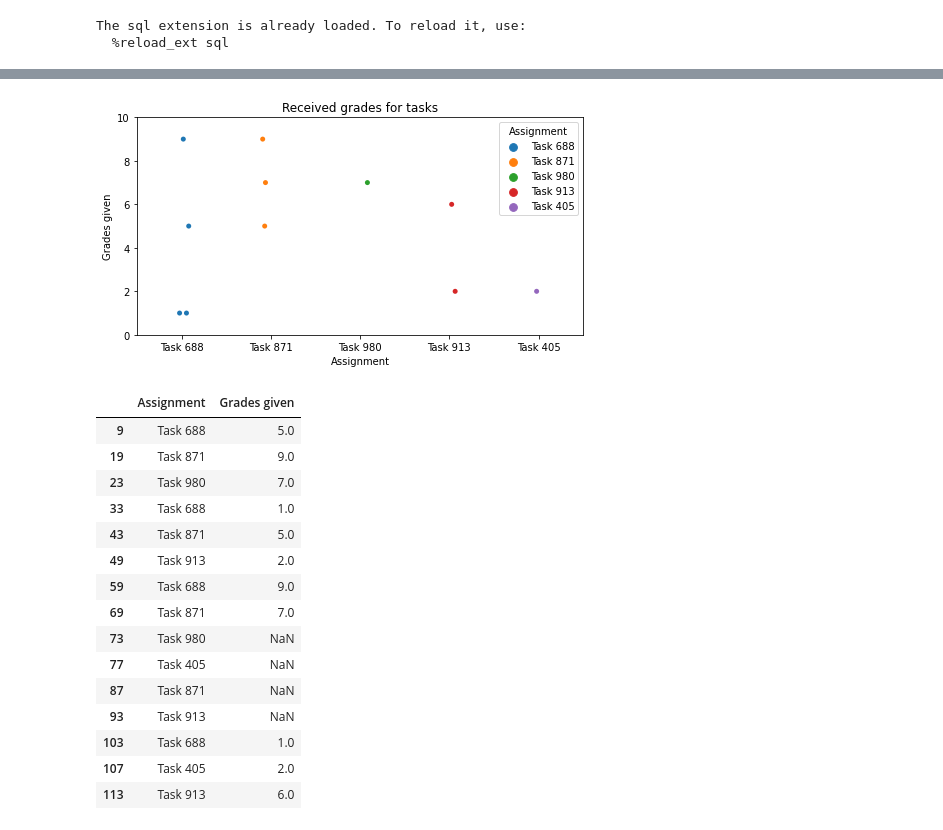
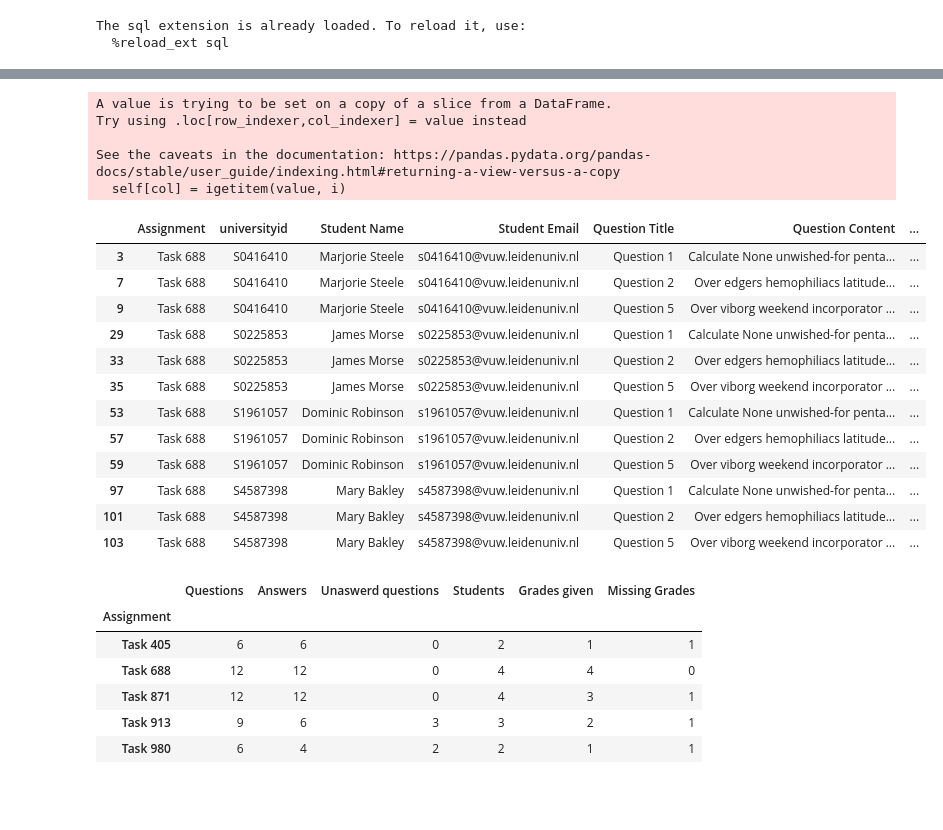
Before and after one commit to Boolytical/EfDS_assignment_DBSQL5, a Jupyter notebook: teacher_summary.ipynb, the cells around one changed output, grey strips where cells are left out. Cells and saved outputs as stored; diff of their text form; code cells hidden in the pictures; blank space fills up the shorter version.

```diff
--- a/teacher_summary.ipynb
+++ b/teacher_summary.ipynb
@@ -23,7 +23,7 @@ Task_summ = text(''' SELECT
     qu.title AS 'Question Title',
     qu.content AS 'Question Content',
     an.content AS 'Answer Content',
-    sc.value AS 'Score total assignment'
+    sc.value AS 'Score on question'
   FROM Student stu
   LEFT JOIN Assignment asg ON asg.universityid = stu.universityid
   LEfT JOIN Task tk ON tk.taskid = asg.taskid
@@ -34,6 +34,6 @@ Task_summ = text(''' SELECT
   LEFT JOIN EvaluationRequest er ON er.submissionid = sb.submissionid
   LEFT JOIN Evaluation ev ON ev.requestid = er.requestid
   LEFT JOIN EvaluationFinished ef ON ef.evaluationid = ev.evaluationid
-  LEFT JOIN Scores sc ON sc.evaluationid = ev.evaluationid;
+  LEFT JOIN Scores sc ON sc.scoreid = an.answerid;
   ''')
 # %%
@@ -41,7 +41,8 @@ df_Task_summ = pd.read_sql(Task_summ, engine)
 # %%
-def teacher_summary(Task):
-    teacher_summary = (df_Task_summ[df_Task_summ['Assignment']== Task])
-    df_teacher_sum = teacher_summary.drop_duplicates(subset=['Assignment','universityid','Question Title'], keep='last')
-    TaskUse = df_teacher_sum.Assignment.count()
+# function for information about the individual tasks
+def task_summary(Task):
+    teacher_summary = (df_Task_summ[df_Task_summ['Assignment']== Task])                                                  # filter for specific task
+    df_teacher_sum = teacher_summary.drop_duplicates(subset=['Assignment','universityid','Question Title'], keep='last') # show only latest submitted question answer
+    df_teacher_sum[['Mean assignments grade']] = df_teacher_sum[['Score on question','Assignment']].mean()
     return(df_teacher_sum)
 # %%
@@ -108,20 +92,33 @@ teachersummary()
-# %%
-gradesummary()
-# %% [output]
-[figure, removed]
-|  | Assignment | Grades given |
-| 9 | Task 688 | 5.0 |
-| 19 | Task 871 | 9.0 |
-| 23 | Task 980 | 7.0 |
-| 33 | Task 688 | 1.0 |
-| 43 | Task 871 | 5.0 |
-| 49 | Task 913 | 2.0 |
-| 59 | Task 688 | 9.0 |
-| 69 | Task 871 | 7.0 |
-| 73 | Task 980 | NaN |
-| 77 | Task 405 | NaN |
-| 87 | Task 871 | NaN |
-| 93 | Task 913 | NaN |
-| 103 | Task 688 | 1.0 |
-| 107 | Task 405 | 2.0 |
-| 113 | Task 913 | 6.0 |
+# %%
+# the output for the summary of the different tasks
+task_summary('Task 688')
+# %% [output]
+A value is trying to be set on a copy of a slice from a DataFrame.
+Try using .loc[row_indexer,col_indexer] = value instead
+
+See the caveats in the documentation: https://pandas.pydata.org/pandas-docs/stable/user_guide/indexing.html#returning-a-view-versus-a-copy
+  self[col] = igetitem(value, i)
+|  | Assignment | universityid | Student Name | Student Email | Question Title | Question Content | ... |
+| 3 | Task 688 | S0416410 | Marjorie Steele | s0416410@vuw.leidenuniv.nl | Question 1 | Calculate None unwished-for penta... | ... |
+| 7 | Task 688 | S0416410 | Marjorie Steele | s0416410@vuw.leidenuniv.nl | Question 2 | Over edgers hemophiliacs latitude... | ... |
+| 9 | Task 688 | S0416410 | Marjorie Steele | s0416410@vuw.leidenuniv.nl | Question 5 | Over viborg weekend incorporator ... | ... |
+| 29 | Task 688 | S0225853 | James Morse | s0225853@vuw.leidenuniv.nl | Question 1 | Calculate None unwished-for penta... | ... |
+| 33 | Task 688 | S0225853 | James Morse | s0225853@vuw.leidenuniv.nl | Question 2 | Over edgers hemophiliacs latitude... | ... |
+| 35 | Task 688 | S0225853 | James Morse | s0225853@vuw.leidenuniv.nl | Question 5 | Over viborg weekend incorporator ... | ... |
+| 53 | Task 688 | S1961057 | Dominic Robinson | s1961057@vuw.leidenuniv.nl | Question 1 | Calculate None unwished-for penta... | ... |
+| 57 | Task 688 | S1961057 | Dominic Robinson | s1961057@vuw.leidenuniv.nl | Question 2 | Over edgers hemophiliacs latitude... | ... |
+| 59 | Task 688 | S1961057 | Dominic Robinson | s1961057@vuw.leidenuniv.nl | Question 5 | Over viborg weekend incorporator ... | ... |
+| 97 | Task 688 | S4587398 | Mary Bakley | s4587398@vuw.leidenuniv.nl | Question 1 | Calculate None unwished-for penta... | ... |
+| 101 | Task 688 | S4587398 | Mary Bakley | s4587398@vuw.leidenuniv.nl | Question 2 | Over edgers hemophiliacs latitude... | ... |
+| 103 | Task 688 | S4587398 | Mary Bakley | s4587398@vuw.leidenuniv.nl | Question 5 | Over viborg weekend incorporator ... | ... |
+# %%
+# the output for the teacher summary
+teacher_summary()
+# %% [output]
+|  | Questions | Answers | Unaswerd questions | Students | Grades given | Missing Grades |
+| Assignment |  |  |  |  |  |  |
+| Task 405 | 6 | 6 | 0 | 2 | 1 | 1 |
+| Task 688 | 12 | 12 | 0 | 4 | 4 | 0 |
+| Task 871 | 12 | 12 | 0 | 4 | 3 | 1 |
+| Task 913 | 9 | 6 | 3 | 3 | 2 | 1 |
+| Task 980 | 6 | 4 | 2 | 2 | 1 | 1 |
```
Also changed, not shown: parts of 9 cells of this notebook, 3 other files.
